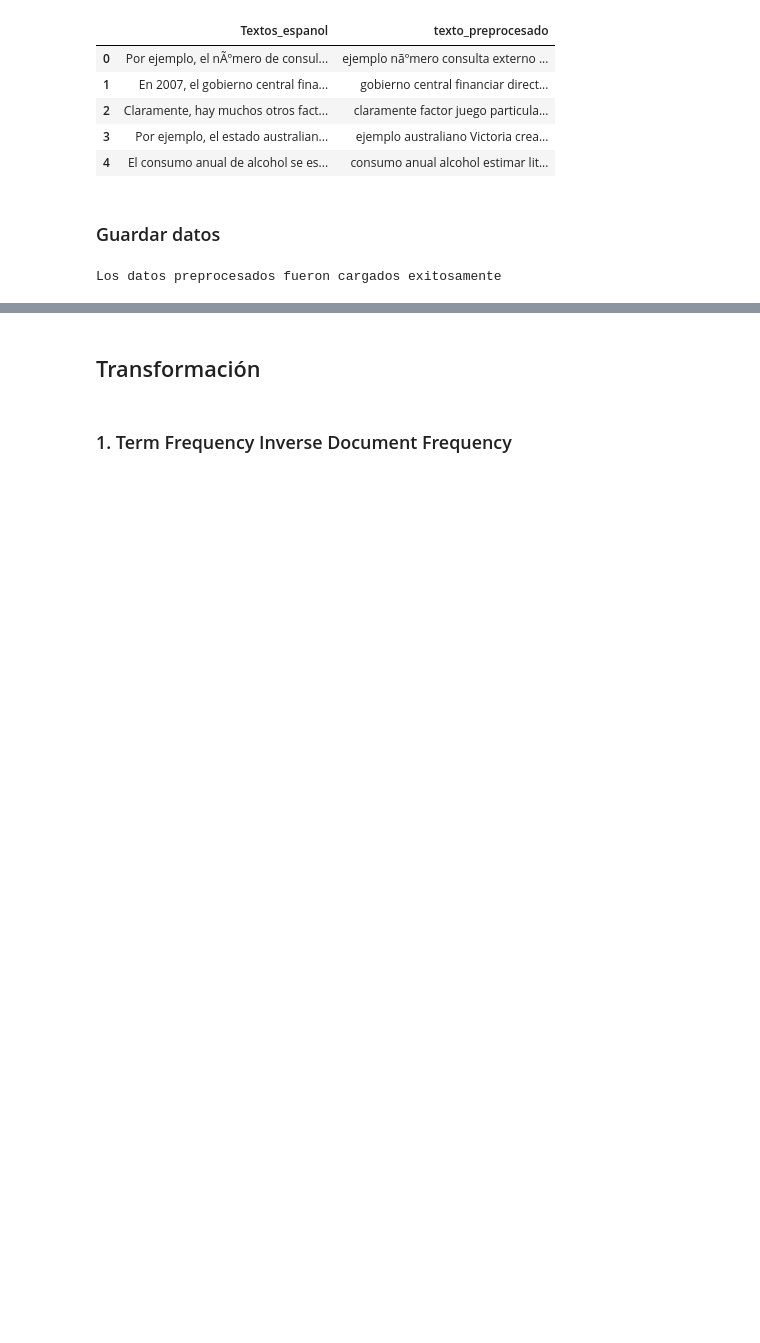
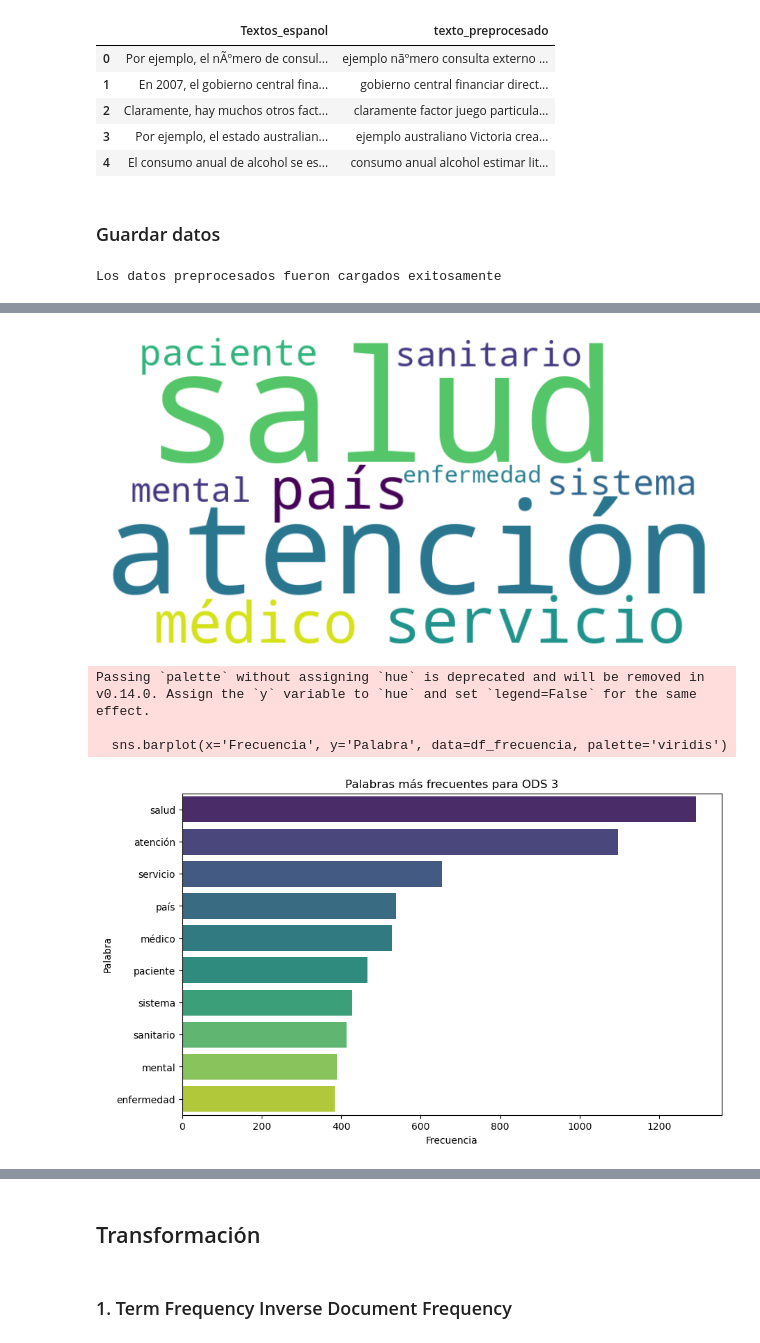
Before and after one commit to mafedelahoz/ProyBI, a Jupyter notebook: Proy.ipynb, the cells around one changed output, grey strips where cells are left out. Cells and saved outputs as stored; diff of their text form; code cells hidden in the pictures; blank space fills up the shorter version.

Commit message:
Visualización palabras más frecuentes por ODS

```diff
--- a/Proy.ipynb
+++ b/Proy.ipynb
@@ -210,0 +232,38 @@ Los datos preprocesados fueron cargados exitosamente
+# %%
+import pandas as pd
+import matplotlib.pyplot as plt
+import seaborn as sns
+from collections import Counter
+from wordcloud import WordCloud
+
+def palabras_frecuentes_por_ods(df, columna_lemmas, ods_numero, top_n=10):
+    df_ods = df[df['sdg'] == ods_numero]
+    todos_los_lemmas = df_ods[columna_lemmas].explode()
+    contador = Counter(todos_los_lemmas)
+    palabras_mas_frecuentes = contador.most_common(top_n)
+    return pd.DataFrame(palabras_mas_frecuentes, columns=['Palabra', 'Frecuencia'])
+
+def mostrar_nube_palabras(df_frecuencia):
+    wordcloud = WordCloud(width=800, height=400, background_color='white').generate_from_frequencies(dict(df_frecuencia.values))
+    plt.figure(figsize=(10, 5))
+    plt.imshow(wordcloud, interpolation='bilinear')
+    plt.axis('off')
+    plt.show()
+
+def mostrar_grafico_barras(df_frecuencia, ods_numero):
+    plt.figure(figsize=(10, 6))
+    sns.barplot(x='Frecuencia', y='Palabra', data=df_frecuencia, palette='viridis')
+    plt.title(f'Palabras más frecuentes para ODS {ods_numero}')
+    plt.xlabel('Frecuencia')
+    plt.ylabel('Palabra')
+    plt.show()
+
+df_frecuencia_ods3 = palabras_frecuentes_por_ods(dataCopy, 'lemmas_limpios', 3)
+mostrar_nube_palabras(df_frecuencia_ods3)
+mostrar_grafico_barras(df_frecuencia_ods3, 3)
+# %% [output]
+[figure, added]
+Passing `palette` without assigning `hue` is deprecated and will be removed in v0.14.0. Assign the `y` variable to `hue` and set `legend=False` for the same effect.
+
+  sns.barplot(x='Frecuencia', y='Palabra', data=df_frecuencia, palette='viridis')
+[figure, added]
```
Also changed, not shown: parts of 4 cells of this notebook.
